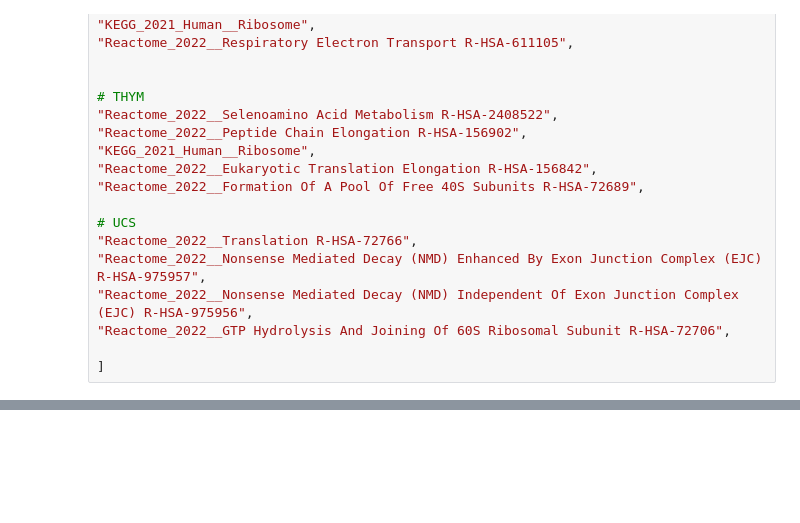
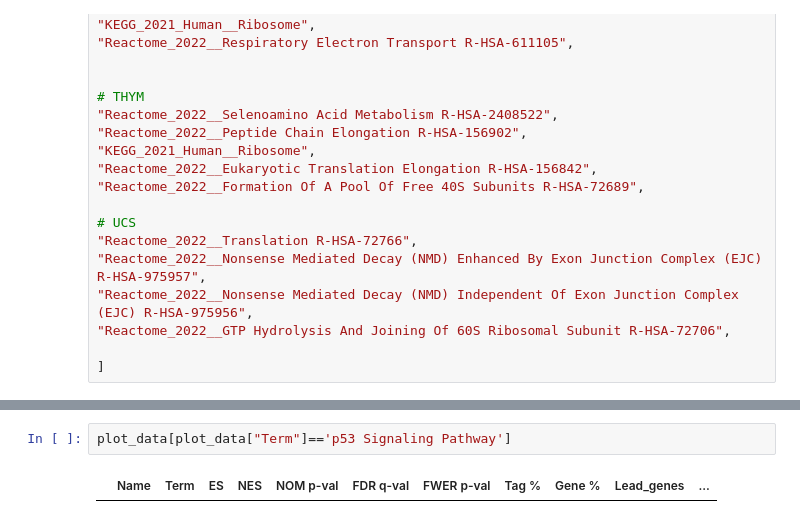
Before and after one commit to mostafajahanifar/pacman, a Jupyter notebook: gene_deseq_visualization.ipynb, the cells around one changed output, grey strips where cells are left out. Saved outputs shown, nothing was run; the diff lists cells and outputs as text; blank space fills up the shorter version.

```diff
--- a/gene_deseq_visualization.ipynb
+++ b/gene_deseq_visualization.ipynb
@@ -199,0 +288,4 @@ Top 20 common names: ['KEGG_2021_Human__Spliceosome', 'Reactome_2022__Activation
+# %%
+plot_data[plot_data["Term"]=='p53 Signaling Pathway']
+# %% [output]
+|  | Name | Term | ES | NES | NOM p-val | FDR q-val | FWER p-val | Tag % | Gene % | Lead_genes | ... |
```
Also changed, not shown: parts of 2 cells of this notebook, 8 other files.
